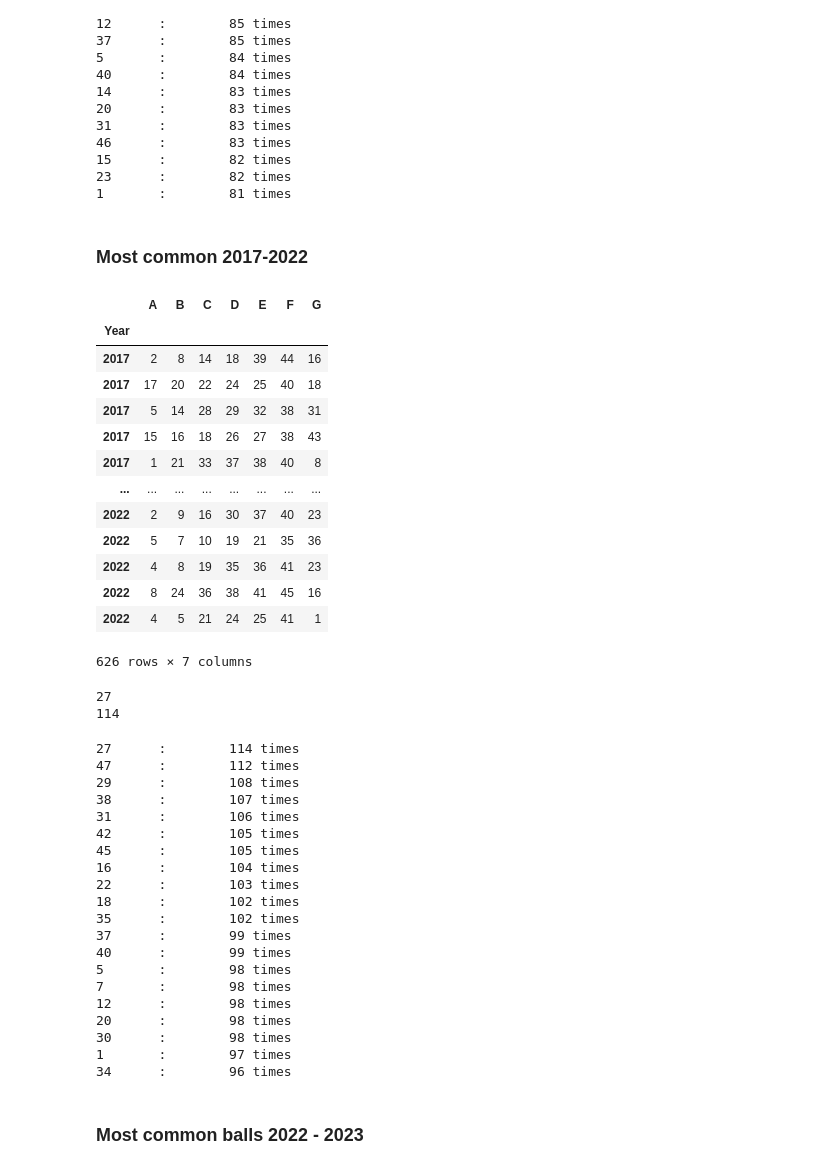
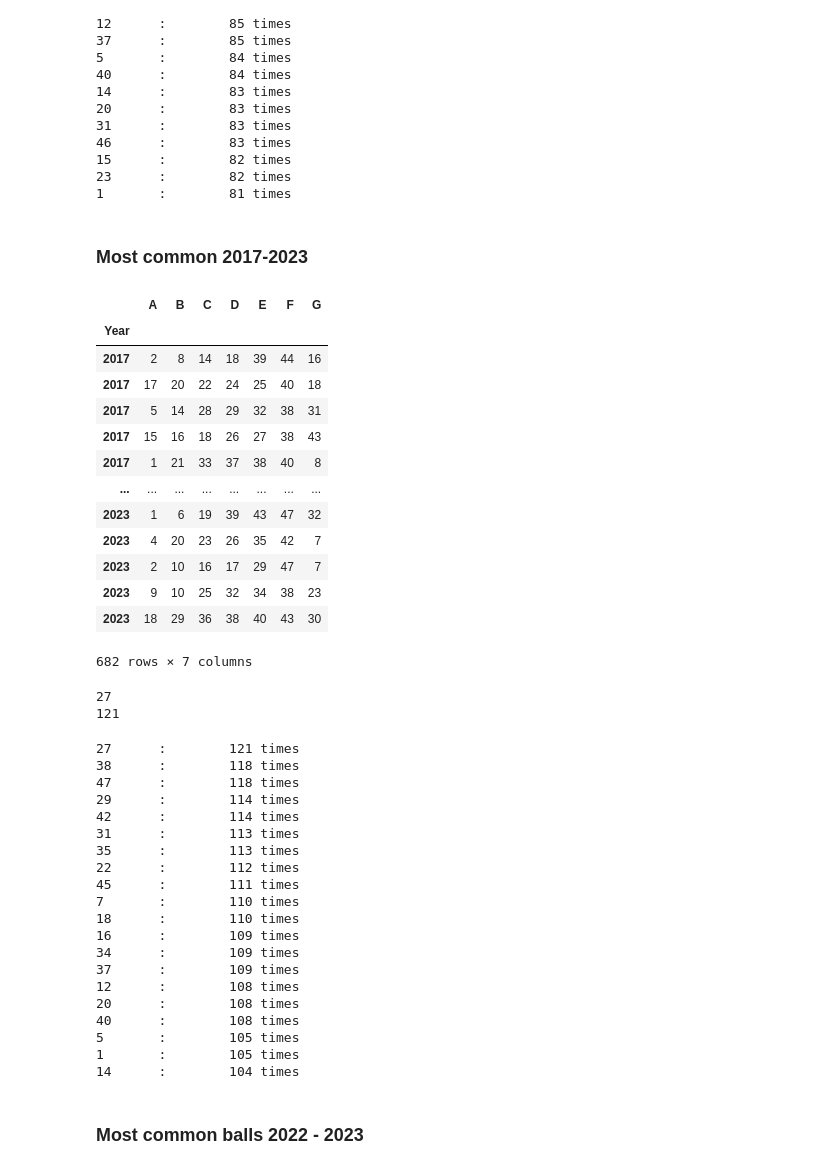
Before and after one commit to killfoley/Lotto-Scraping, a Jupyter notebook: Lotto results notebook.ipynb, the cells around one changed output. Drawn from its saved outputs; the diff is of its cells as text; code cells hidden in the pictures.

```diff
--- a/Lotto results notebook.ipynb
+++ b/Lotto results notebook.ipynb
@@ -1197,61 +1194,61 @@ for r in dictionary_numbers18_22_sorted[:20]:
 23      :        82 times
 1       :        81 times
 # %% [markdown]
-### Most common 2017-2022
+### Most common 2017-2023
 # %%
-df_numbers17_22 = df_lotto_all.loc[2017:2022]
-df_numbers17_22
+df_numbers17_23 = df_lotto_all.loc[2017:2023]
+df_numbers17_23
 # %% [output]
 |  | A | B | C | D | E | F | G |
 | Year |  |  |  |  |  |  |  |
 | 2017 | 2 | 8 | 14 | 18 | 39 | 44 | 16 |
 | 2017 | 17 | 20 | 22 | 24 | 25 | 40 | 18 |
 | 2017 | 5 | 14 | 28 | 29 | 32 | 38 | 31 |
 | 2017 | 15 | 16 | 18 | 26 | 27 | 38 | 43 |
 | 2017 | 1 | 21 | 33 | 37 | 38 | 40 | 8 |
 | ... | ... | ... | ... | ... | ... | ... | ... |
-| 2022 | 2 | 9 | 16 | 30 | 37 | 40 | 23 |
-| 2022 | 5 | 7 | 10 | 19 | 21 | 35 | 36 |
-| 2022 | 4 | 8 | 19 | 35 | 36 | 41 | 23 |
-| 2022 | 8 | 24 | 36 | 38 | 41 | 45 | 16 |
-| 2022 | 4 | 5 | 21 | 24 | 25 | 41 | 1 |
+| 2023 | 1 | 6 | 19 | 39 | 43 | 47 | 32 |
+| 2023 | 4 | 20 | 23 | 26 | 35 | 42 | 7 |
+| 2023 | 2 | 10 | 16 | 17 | 29 | 47 | 7 |
+| 2023 | 9 | 10 | 25 | 32 | 34 | 38 | 23 |
+| 2023 | 18 | 29 | 36 | 38 | 40 | 43 | 30 |
-626 rows × 7 columns
+682 rows × 7 columns
 # %%
 # Convert numbers to a list
-NumsToList17_22 = list(df_numbers17_22.values.T.flatten())
-most_common17_22,num_most_common17_22 = Counter(NumsToList17_22).most_common(1)[0]
-print(most_common17_22)
-print(num_most_common17_22)
+NumsToList17_23 = list(df_numbers17_23.values.T.flatten())
+most_common17_23,num_most_common17_23 = Counter(NumsToList17_23).most_common(1)[0]
+print(most_common17_23)
+print(num_most_common17_23)
 # %% [output]
 27
-114
+121
 # %%
 # print the dictionary with sorted values
-dictionary_numbers17_22 = Counter(NumsToList17_22)
-dictionary_numbers17_22_sorted = sorted(dictionary_numbers17_22, key=dictionary_numbers17_22.get, reverse=True)
-for r in dictionary_numbers17_22_sorted[:20]:
-    print(f"{r}\t:\t {dictionary_numbers17_22[r]} times")
+dictionary_numbers17_23 = Counter(NumsToList17_23)
+dictionary_numbers17_23_sorted = sorted(dictionary_numbers17_23, key=dictionary_numbers17_23.get, reverse=True)
+for r in dictionary_numbers17_23_sorted[:20]:
+    print(f"{r}\t:\t {dictionary_numbers17_23[r]} times")
 # %% [output]
-27      :        114 times
-47      :        112 times
-29      :        108 times
-38      :        107 times
-31      :        106 times
-42      :        105 times
-45      :        105 times
-16      :        104 times
-22      :        103 times
-18      :        102 times
-35      :        102 times
-37      :        99 times
-40      :        99 times
-5       :        98 times
-7       :        98 times
-12      :        98 times
-20      :        98 times
-30      :        98 times
-1       :        97 times
-34      :        96 times
+27      :        121 times
+38      :        118 times
+47      :        118 times
+29      :        114 times
+42      :        114 times
+31      :        113 times
+35      :        113 times
+22      :        112 times
+45      :        111 times
+7       :        110 times
+18      :        110 times
+16      :        109 times
+34      :        109 times
+37      :        109 times
+12      :        108 times
+20      :        108 times
+40      :        108 times
+5       :        105 times
+1       :        105 times
+14      :        104 times
 # %% [markdown]
 ### Most common balls 2022 - 2023
 # %%
```
Also changed, not shown: parts of 21 cells of this notebook, 1 other file.
